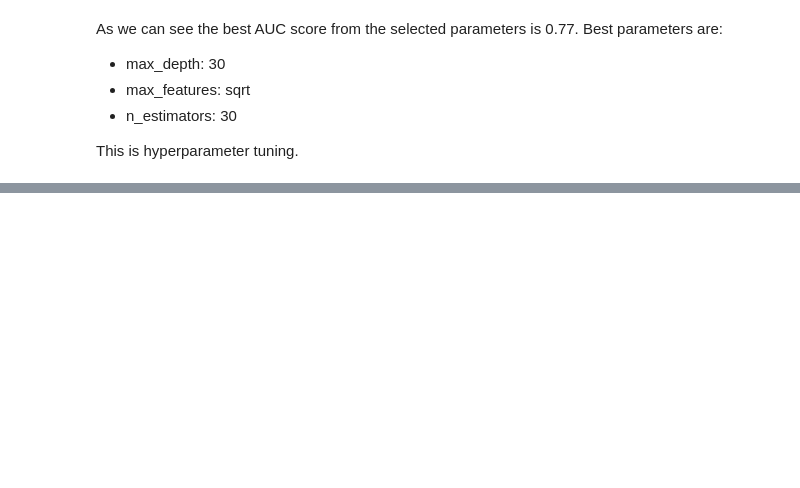
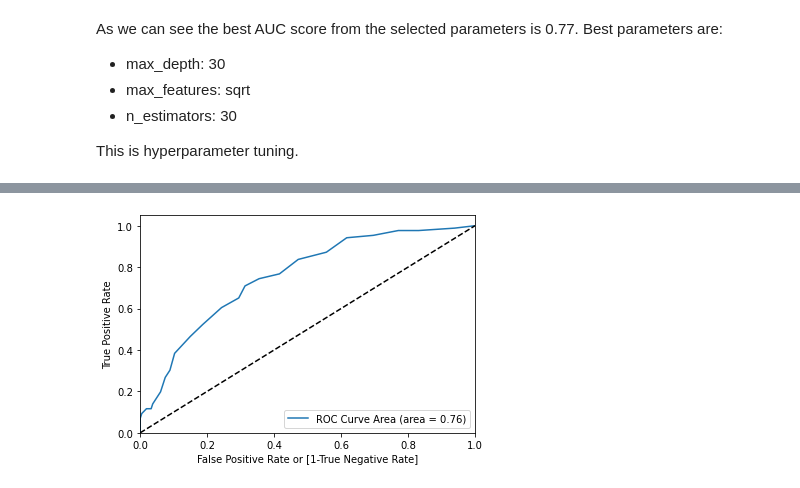
Before and after one commit to muditsharma1234/Machine-Learning-Basics, a Jupyter notebook: 2022_05 Advanced Logistic Regression/2022_05 Advanced Classification.ipynb, the cells around one changed output, grey strips where cells are left out. Cells and saved outputs as stored; diff of their text form; code cells hidden in the pictures; blank space fills up the shorter version.

```diff
--- a/2022_05 Advanced Logistic Regression/2022_05 Advanced Classification.ipynb
+++ b/2022_05 Advanced Logistic Regression/2022_05 Advanced Classification.ipynb
@@ -285,0 +271,16 @@ This can be understood via the diagram below.
+# %%
+rf_classification = RandomForestClassifier(max_depth = 30,
+                                             n_estimators = 30,
+                                             max_features = 'sqrt')
+rf_classification.fit(train_X,train_Y)
+
+predicted_dataframe = pd.DataFrame({'Actual': test_Y}).reset_index()
+predicted_dataframe['Predicted_Classification'] = rf_classification.predict(test_X)
+print(rf_classification.predict_proba(test_X).shape)
+print(predicted_dataframe.shape)
+predicted_dataframe.head()
+predicted_probability_df = pd.DataFrame(rf_classification.predict_proba(test_X))
+predicted_dataframe['Predicted_Probability'] = predicted_probability_df.iloc[:,1]
+
+predicted_dataframe.drop('index',inplace = True,axis=1)
+predicted_dataframe.head()
@@ -285,0 +296,14 @@ This can be understood via the diagram below.
+# %%
+FPR, TPR, thresholds = metrics.roc_curve(predicted_dataframe.Actual,predicted_dataframe['Predicted_Probability'],
+                                        drop_intermediate = False)
+auc_score = metrics.roc_auc_score(predicted_dataframe.Actual,predicted_dataframe['Predicted_Probability'])
+plt.plot(FPR,TPR,label = 'ROC Curve Area (area = %0.2f)'%auc_score)
+plt.plot([0,1],[0,1],'k--')
+plt.xlim([0.0,1.0])
+plt.ylim([0.0,1.05])
+plt.xlabel('False Positive Rate or [1-True Negative Rate]')
+plt.ylabel('True Positive Rate')
+plt.legend(loc = 'lower right')
+plt.show()
+# %% [output]
+[figure, added]
```
Also changed, not shown: parts of 25 cells of this notebook, 17 other files.
